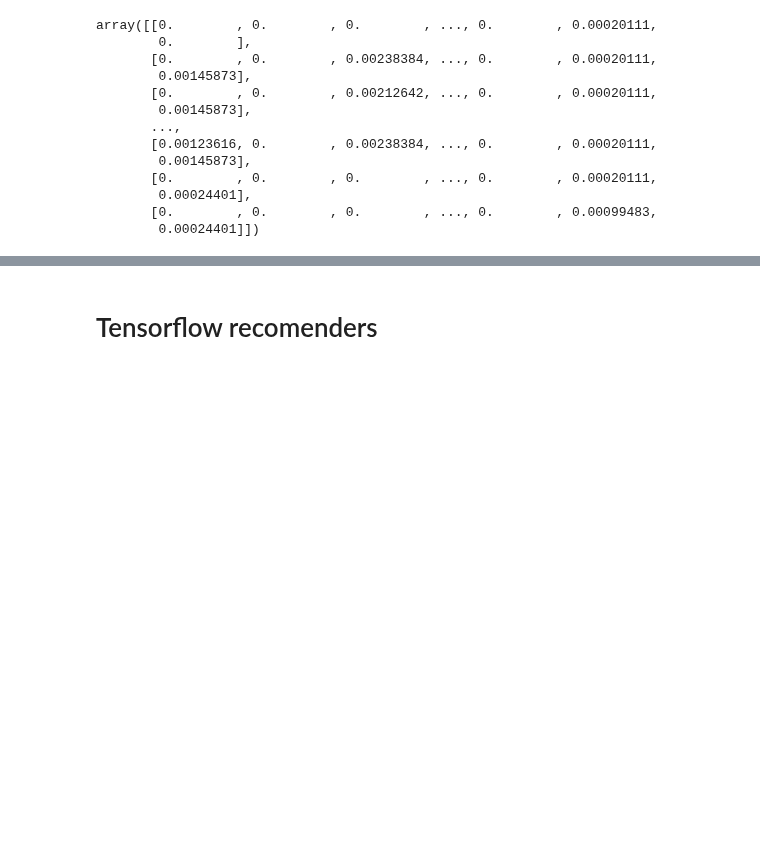
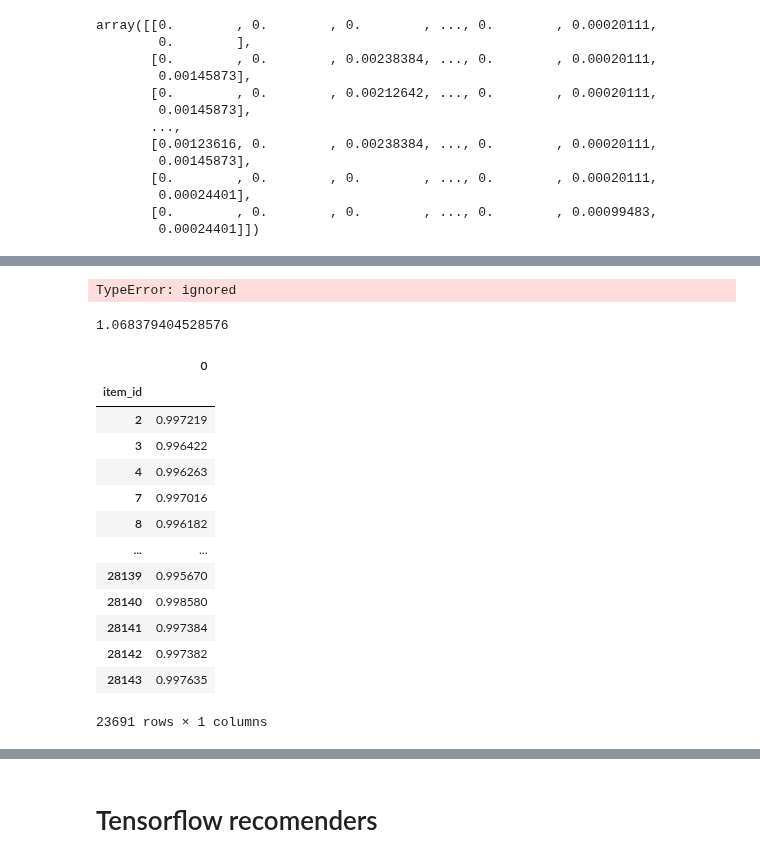
Before and after one commit to Ananassio/Data-Science_lab, a Jupyter notebook: Project/Data.ipynb, the cells around one changed output, grey strips where cells are left out. Cells and saved outputs as stored; diff of their text form; code cells hidden in the pictures; blank space fills up the shorter version.

```diff
--- a/Project/Data.ipynb
+++ b/Project/Data.ipynb
@@ -1539,0 +1706,9 @@ z
+# %%
+dist = [(a - b)**2 for a, b in zip(q.transpose(), w.transpose())]
+dist = math.sqrt(sum(dist))
+# %% [output]
+TypeError: ignored
+# %%
+dist
+# %% [output]
+1.068379404528576
@@ -1539,0 +1723,17 @@ z
+# %%
+t
+# %% [output]
+|  | 0 |
+| item_id |  |
+| 2 | 0.997219 |
+| 3 | 0.996422 |
+| 4 | 0.996263 |
+| 7 | 0.997016 |
+| 8 | 0.996182 |
+| ... | ... |
+| 28139 | 0.995670 |
+| 28140 | 0.998580 |
+| 28141 | 0.997384 |
+| 28142 | 0.997382 |
+| 28143 | 0.997635 |
+23691 rows × 1 columns
```
Also changed, not shown: parts of 33 cells of this notebook.
